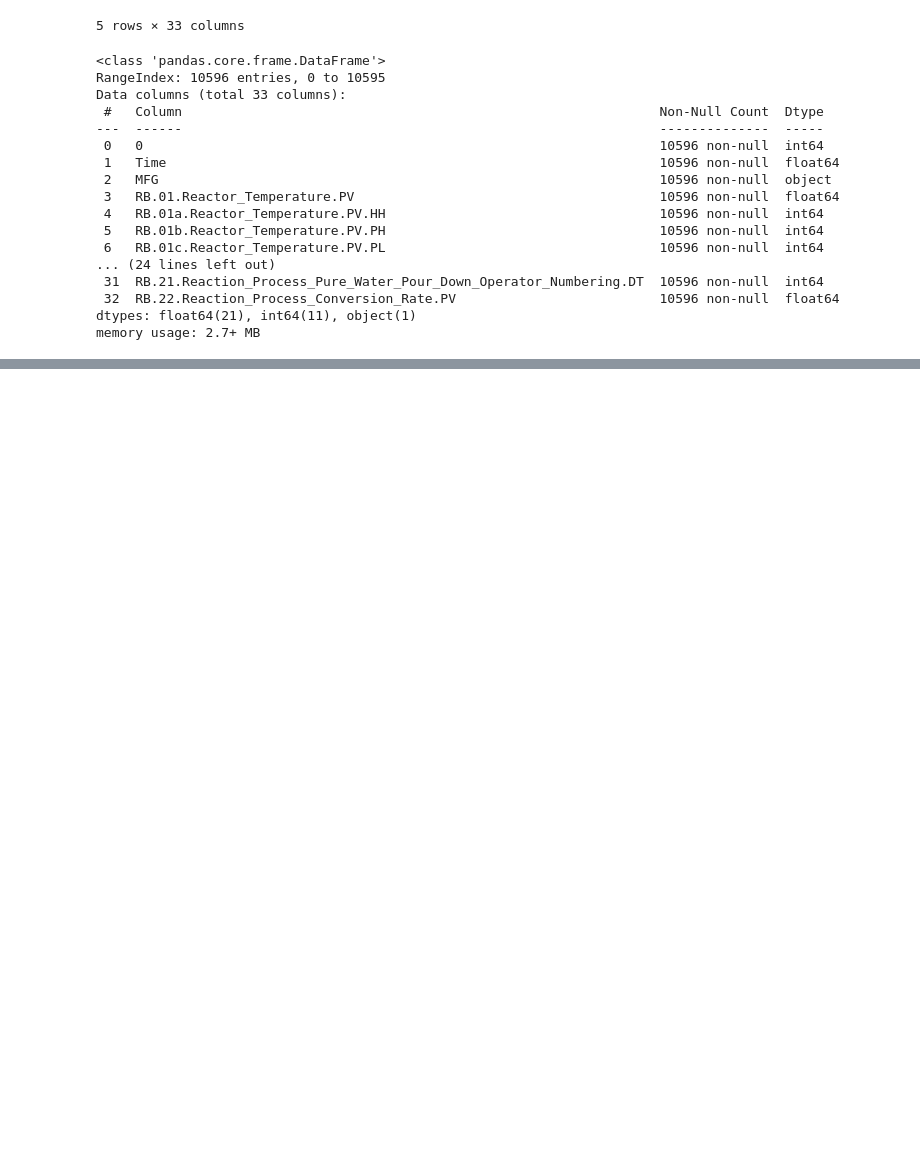
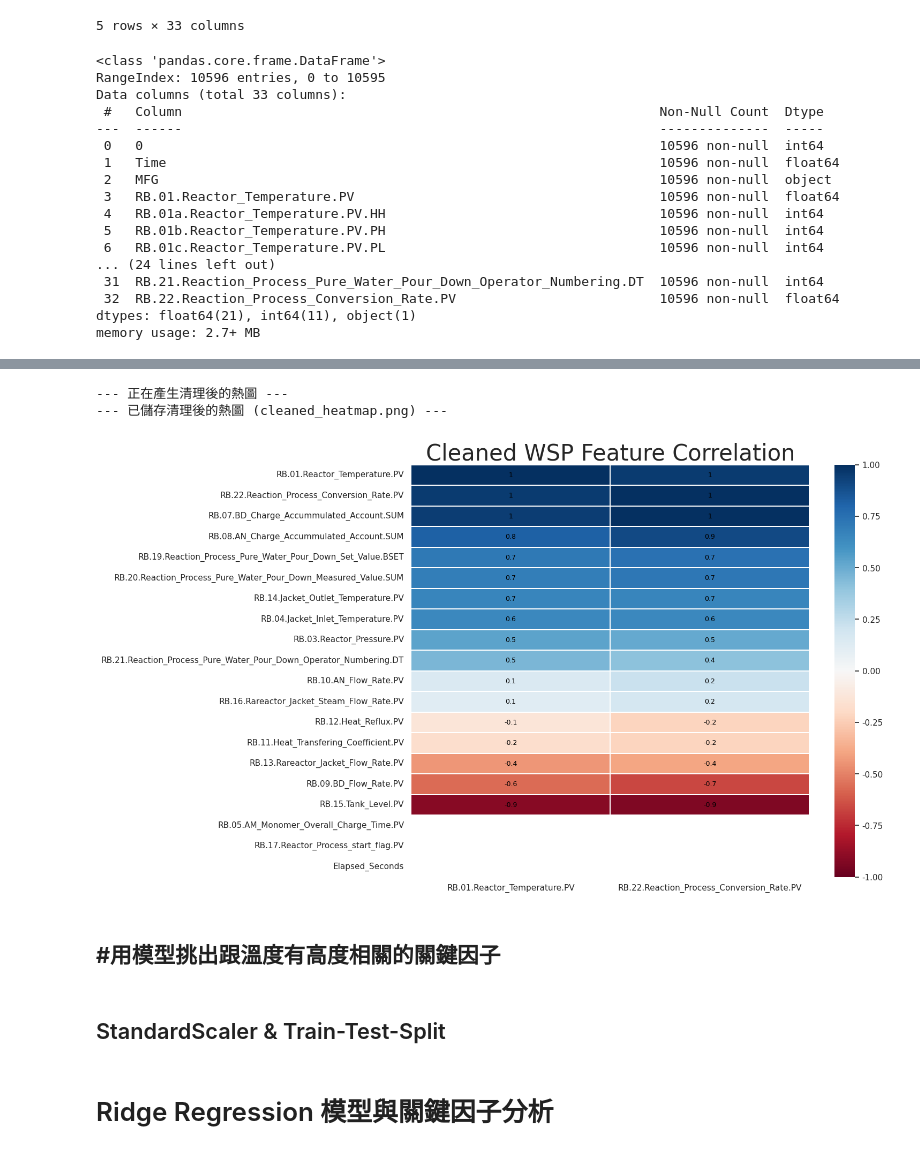
Before and after one commit to jay900411/DataAnalysis, a Jupyter notebook: 化工廠反應器溫度真實問題實作.ipynb, the cells around one changed output, grey strips where cells are left out. Drawn from its saved outputs; the diff is of its cells as text; code cells hidden in the pictures; blank space fills up the shorter version.

```diff
--- a/化工廠反應器溫度真實問題實作.ipynb
+++ b/化工廠反應器溫度真實問題實作.ipynb
@@ -411,0 +122,24 @@ results_df = results_df.append(results_df_2, ignore_index=True)
+# %%
+print("--- 正在移除資料洩漏欄位... ---")
+leaky_vars = [
+        # 1. 冗餘的溫度測量 (備用溫度計) - 跟你要預測的 RB.01 相關性高達 1.0
+        'RB.06.Reactor_Spare_Temperature.PV',
+
+        # 2. 溫度的設定值 (SV) - 實際值 (PV) 當然會跟隨設定值 (SV)
+        'RB.02.Reactor_Temperature.SV',
+
+        # 3. 溫度警報 (HH, PH, PL, LL) - 這些是基於 PV 產生的，不是原因
+        'RB.01a.Reactor_Temperature.PV.HH',
+        'RB.01b.Reactor_Temperature.PV.PH',
+        'RB.01c.Reactor_Temperature.PV.PL',
+        'RB.01d.Reactor_Temperature.PV.LL',
+
+        # 4. 壓力警報 (同理，這是壓力的結果)
+        'RB.03a.Reactor_Pressure.PV.HH',
+        'RB.03b.Reactor_Pressure.PV.PH',
+        'RB.03c.Reactor_Pressure.PV.PL',
+        'RB.03d.Reactor_Pressure.PV.LL',
+    ]
+df_for_heatmap = df.drop(columns=leaky_vars)
+df_cleaned = df_for_heatmap.copy() # 未來的分析都基於 df_cleaned
+print(df_cleaned.info())
@@ -411,0 +164,22 @@ results_df = results_df.append(results_df_2, ignore_index=True)
+# %%
+print("\n--- 正在產生清理後的熱圖 ---")
+plt.figure(figsize=(12, 10))
+# 由於欄位還是很多，我們只看與目標 (RB.01 和 RB.22) 的相關性
+corr_matrix = df_cleaned.corr()
+# 專注於兩個目標
+target_corr = corr_matrix[['RB.01.Reactor_Temperature.PV', 'RB.22.Reaction_Process_Conversion_Rate.PV']].sort_values(by='RB.01.Reactor_Temperature.PV', ascending=False)
+
+# sns.heatmap(target_corr, cmap='coolwarm', annot=True, fmt='.2f')
+sns.heatmap(target_corr, cmap='RdBu',vmin=-1, vmax=1,annot=True,fmt ='0.1g',linewidths=.1, linecolor= 'white',annot_kws={'size':9,'weight':'normal', 'color':'black'}) #藍底示字
+
+plt.title("Cleaned WSP Feature Correlation", fontsize=30)
+plt.savefig("cleaned_heatmap.png", bbox_inches='tight')
+print("--- 已儲存清理後的熱圖 (cleaned_heatmap.png) ---")
+# %% [output]
+--- 正在產生清理後的熱圖 ---
+--- 已儲存清理後的熱圖 (cleaned_heatmap.png) ---
+[figure, added]
+# %% [markdown]
+## **#用模型挑出跟溫度有高度相關的關鍵因子**
+# %% [markdown]
+## StandardScaler & Train-Test-Split
@@ -411,0 +225,2 @@ results_df = results_df.append(results_df_2, ignore_index=True)
+# %% [markdown]
+# Ridge Regression 模型與關鍵因子分析
```
Also changed, not shown: parts of 41 cells of this notebook.
